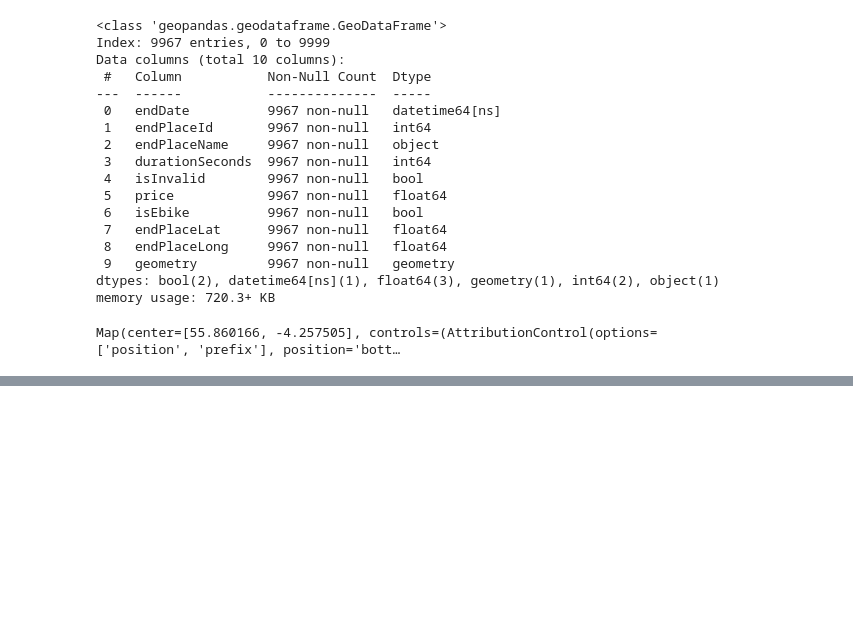
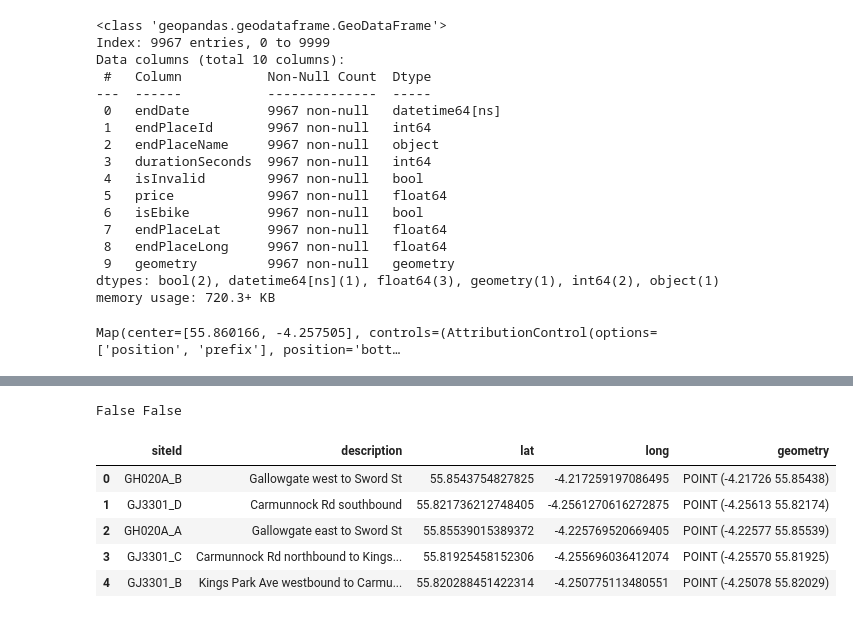
Before and after one commit to milliemcc/UA2, a Jupyter notebook: Assignment1/RepoPrototype/lab_2/Lab_2.ipynb, the cells around one changed output, grey strips where cells are left out. Cells and saved outputs as stored; diff of their text form; code cells hidden in the pictures; blank space fills up the shorter version.

```diff
--- a/Assignment1/RepoPrototype/lab_2/Lab_2.ipynb
+++ b/Assignment1/RepoPrototype/lab_2/Lab_2.ipynb
@@ -247,0 +264,6 @@ Map(center=[55.860166, -4.257505], controls=(AttributionControl(options=['positi
+# %%
+# translate this into a format that can be manipulated easily
+data = response.json()
+data
+
+#clear cell output after running to prevent overloading the memory
@@ -247,0 +293,5 @@ Map(center=[55.860166, -4.257505], controls=(AttributionControl(options=['positi
+# %%
+# explore the dataset and check what columns are present
+
+sensor_pd = pd.DataFrame(data)
+sensor_pd.head
@@ -247,0 +316,10 @@ Map(center=[55.860166, -4.257505], controls=(AttributionControl(options=['positi
+# %%
+# collect only the 'from' dictionary and make this a subset
+
+from_data = sensor_pd['from'].apply(pd.Series)
+# %%
+# use concat to create the new dataframe with site id and from latitude
+
+sensor_join = pd.concat([sensor_pd['siteId'], from_data], axis=1)
+
+sensor_join.head()
@@ -247,0 +333,21 @@ Map(center=[55.860166, -4.257505], controls=(AttributionControl(options=['positi
+# %%
+# check for null values in the lat and long columns
+
+nan_in_column_Lat = sensor_join['lat'].isna().any()
+nan_in_column_Long = sensor_join['long'].isna().any()
+
+print(nan_in_column_Lat,nan_in_column_Lat)
+# %% [output]
+False False
+# %%
+# make into a geodataframe using lat and long columns to make the geometry column
+gdf_sensors = gpd.GeoDataFrame(sensor_join, geometry=gpd.points_from_xy(sensor_join['long'], sensor_join['lat']), crs='EPSG:4326')
+
+gdf_sensors.head()
+# %% [output]
+|  | siteId | description | lat | long | geometry |
+| 0 | GH020A_B | Gallowgate west to Sword St | 55.8543754827825 | -4.217259197086495 | POINT (-4.21726 55.85438) |
+| 1 | GJ3301_D | Carmunnock Rd southbound | 55.821736212748405 | -4.2561270616272875 | POINT (-4.25613 55.82174) |
+| 2 | GH020A_A | Gallowgate east to Sword St | 55.85539015389372 | -4.225769520669405 | POINT (-4.22577 55.85539) |
+| 3 | GJ3301_C | Carmunnock Rd northbound to Kings... | 55.81925458152306 | -4.255696036412074 | POINT (-4.25570 55.81925) |
+| 4 | GJ3301_B | Kings Park Ave westbound to Carmu... | 55.820288451422314 | -4.250775113480551 | POINT (-4.25078 55.82029) |
```
Also changed, not shown: parts of 7 cells of this notebook, 1 other file.
